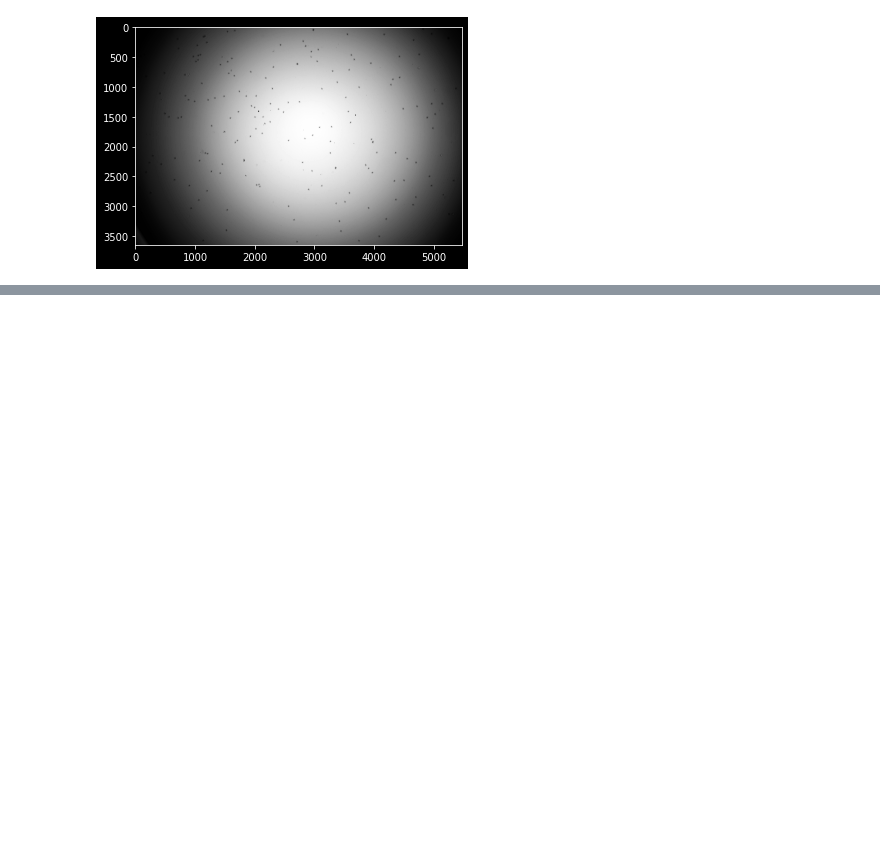
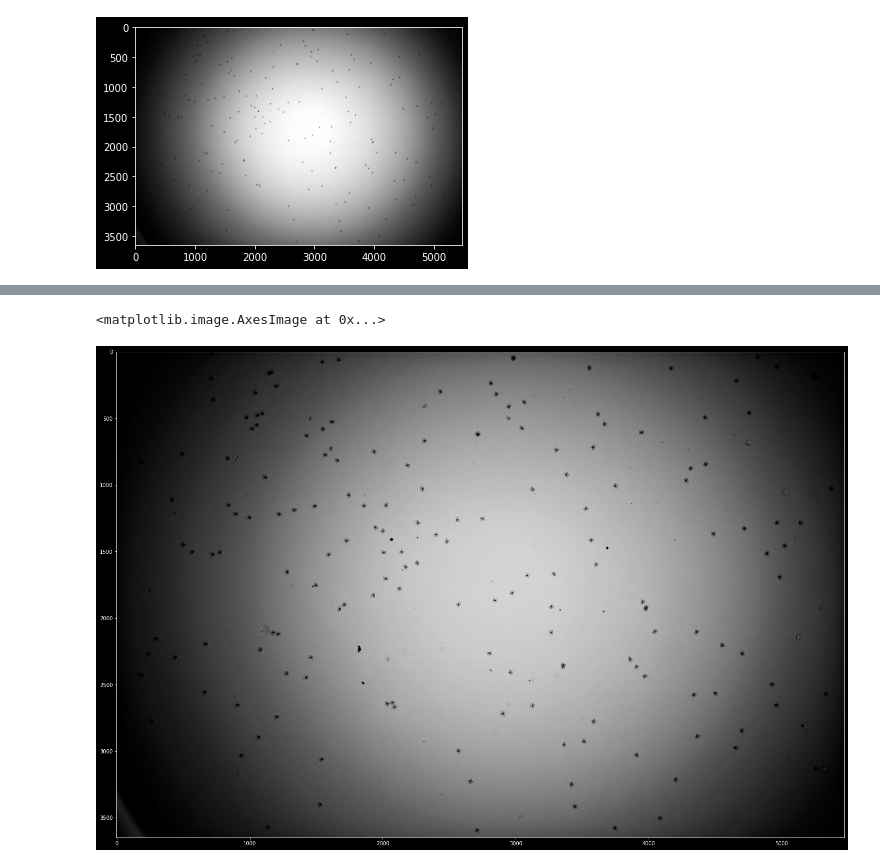
Before and after one commit to randy8642/ImageProcessing_HW1_BarcodeBeadsDetection, a Jupyter notebook: main.ipynb, the cells around one changed output, grey strips where cells are left out. Saved outputs shown, nothing was run; the diff lists cells and outputs as text; code cells hidden in the pictures; blank space fills up the shorter version.

```diff
--- a/main.ipynb
+++ b/main.ipynb
@@ -51,0 +60,8 @@ plt.bar(bin_edges[:-1], height=hist)
+# %%
+blur_img = cv2.GaussianBlur(newGrayImg, (0, 0), 100)
+usm = cv2.addWeighted(newGrayImg, 1.5, blur_img, -0.8, 0)
+plt.figure(figsize=(25,25))
+plt.imshow(usm, cmap='gray')
+# %% [output]
+<matplotlib.image.AxesImage at 0x...>
+[figure, added]
```
Also changed, not shown: parts of 3 cells of this notebook, 3 other files.
